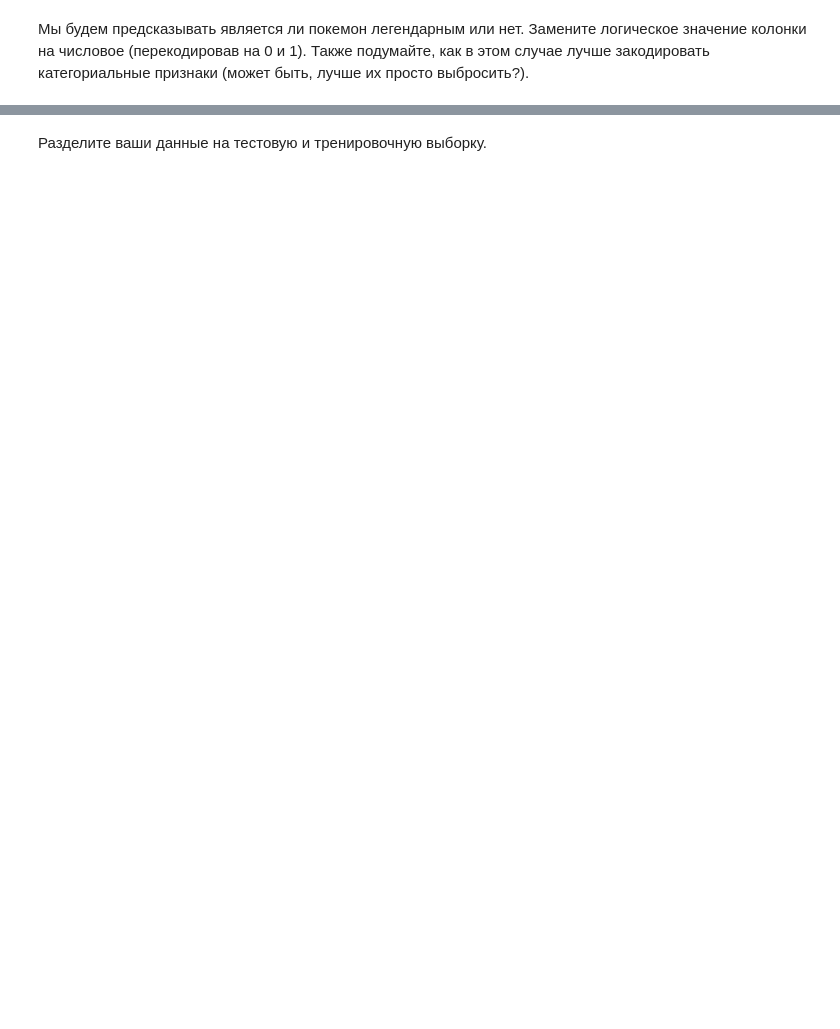
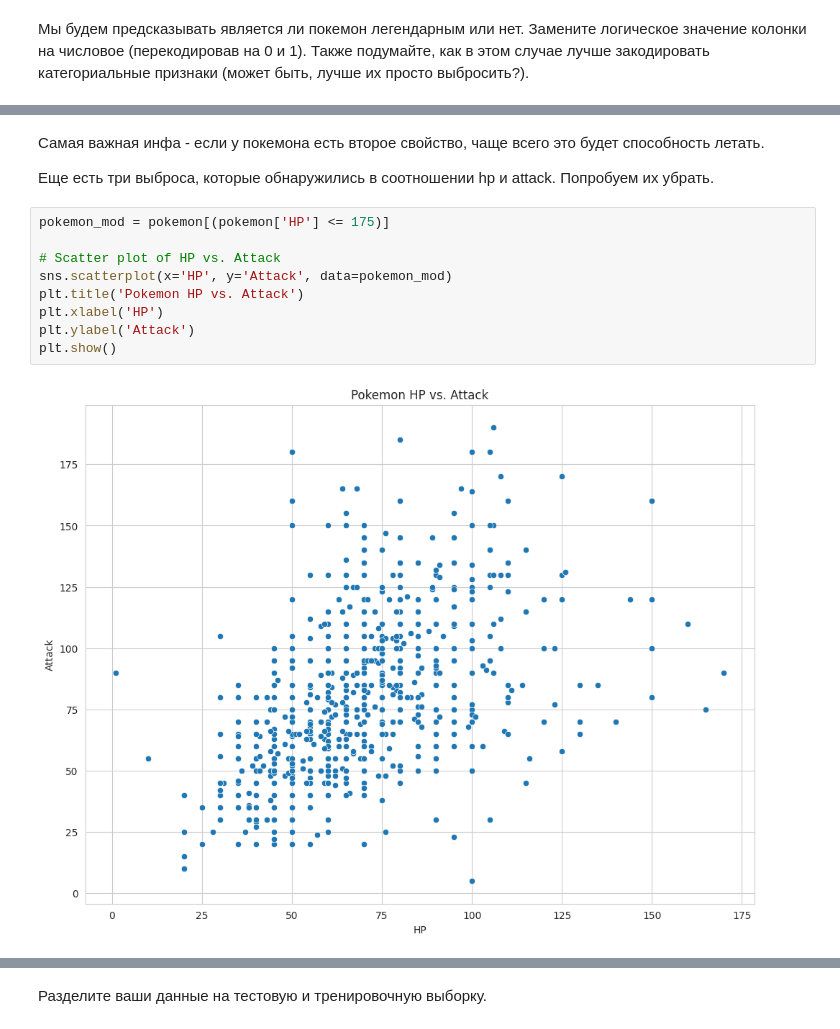
Before and after one commit to grishchenkoira/BI-ml-2024-homeworks, a Jupyter notebook: HW2/Linear_models.ipynb, the cells around one changed output, grey strips where cells are left out. Cells and saved outputs as stored; diff of their text form; blank space fills up the shorter version.

```diff
--- a/HW2/Linear_models.ipynb
+++ b/HW2/Linear_models.ipynb
@@ -619,0 +684,15 @@ pokemon.head()
+# %% [markdown]
+Самая важная инфа - если у покемона есть второе свойство, чаще всего это будет способность летать.
+
+Еще есть три выброса, которые обнаружились в соотношении hp и attack. Попробуем их убрать.
+# %%
+pokemon_mod = pokemon[(pokemon['HP'] <= 175)]
+
+# Scatter plot of HP vs. Attack
+sns.scatterplot(x='HP', y='Attack', data=pokemon_mod)
+plt.title('Pokemon HP vs. Attack')
+plt.xlabel('HP')
+plt.ylabel('Attack')
+plt.show()
+# %% [output]
+[figure, added]
```
Also changed, not shown: parts of 26 cells of this notebook.
